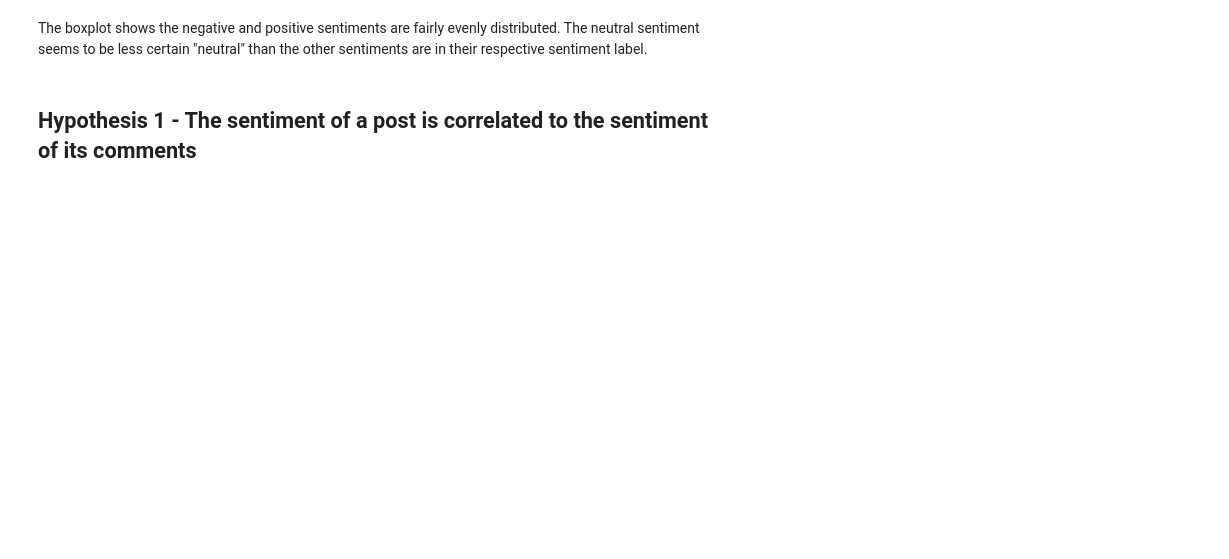
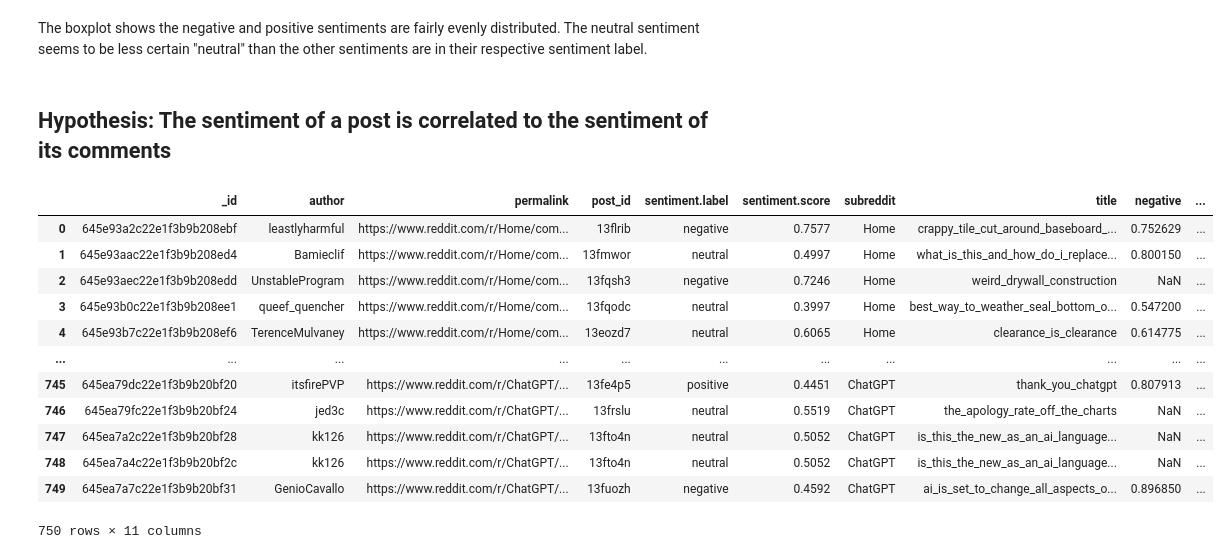
Before and after one commit to daviddedicfhwn/reddit-sentiment, a Jupyter notebook: notebooks/sentiment_analysis.ipynb, the cells around one changed output. Saved outputs shown, nothing was run; the diff lists cells and outputs as text; code cells hidden in the pictures; blank space fills up the shorter version.

Commit message:
:chart_with_upwards_trend: added further findings

```diff
--- a/notebooks/sentiment_analysis.ipynb
+++ b/notebooks/sentiment_analysis.ipynb
@@ -44,3 +46,6 @@ merged_df
+# %%
+posts_df = posts_df[posts_df["subreddit"] != "worldnewsvideo"]
+comments_df = comments_df[comments_df["subreddit"] != "worldnewsvideo"]
 # %% [markdown]
 ### Checking for null values
 # %%
@@ -247,7 +252,7 @@ fig.show()
 # %% [markdown]
 The boxplot shows the negative and positive sentiments are fairly evenly distributed. The neutral sentiment seems to be less certain "neutral" than the other sentiments are in their respective sentiment label.
 # %% [markdown]
-## Hypothesis 1 - The sentiment of a post is correlated to the sentiment of its comments
+## Hypothesis: The sentiment of a post is correlated to the sentiment of its comments
 # %%
 # For every post average the sentiment score of its comment but for every possible sentiment.label
 post_sentiment = comments_df.groupby(["post_id", "sentiment.label"]).agg({"sentiment.score": "mean"}).reset_index()
@@ -257,3 +262,19 @@ post_sentiment_pivot = post_sentiment.pivot(index="post_id", columns="sentiment.
 
 # Add the columns of the pivot table to the posts_df
 posts_df = pd.merge(posts_df, post_sentiment_pivot, on="post_id", how="left")
+# %%
+posts_df
+# %% [output]
+|  | _id | author | permalink | post_id | sentiment.label | sentiment.score | subreddit | title | negative | ... |
+| 0 | 645e93a2c22e1f3b9b208ebf | leastlyharmful | https://www.reddit.com/r/Home/com... | 13flrib | negative | 0.7577 | Home | crappy_tile_cut_around_baseboard_... | 0.752629 | ... |
+| 1 | 645e93aac22e1f3b9b208ed4 | Bamieclif | https://www.reddit.com/r/Home/com... | 13fmwor | neutral | 0.4997 | Home | what_is_this_and_how_do_i_replace... | 0.800150 | ... |
+| 2 | 645e93aec22e1f3b9b208edd | UnstableProgram | https://www.reddit.com/r/Home/com... | 13fqsh3 | negative | 0.7246 | Home | weird_drywall_construction | NaN | ... |
+| 3 | 645e93b0c22e1f3b9b208ee1 | queef_quencher | https://www.reddit.com/r/Home/com... | 13fqodc | neutral | 0.3997 | Home | best_way_to_weather_seal_bottom_o... | 0.547200 | ... |
+| 4 | 645e93b7c22e1f3b9b208ef6 | TerenceMulvaney | https://www.reddit.com/r/Home/com... | 13eozd7 | neutral | 0.6065 | Home | clearance_is_clearance | 0.614775 | ... |
+| ... | ... | ... | ... | ... | ... | ... | ... | ... | ... | ... |
+| 745 | 645ea79dc22e1f3b9b20bf20 | itsfirePVP | https://www.reddit.com/r/ChatGPT/... | 13fe4p5 | positive | 0.4451 | ChatGPT | thank_you_chatgpt | 0.807913 | ... |
+| 746 | 645ea79fc22e1f3b9b20bf24 | jed3c | https://www.reddit.com/r/ChatGPT/... | 13frslu | neutral | 0.5519 | ChatGPT | the_apology_rate_off_the_charts | NaN | ... |
+| 747 | 645ea7a2c22e1f3b9b20bf28 | kk126 | https://www.reddit.com/r/ChatGPT/... | 13fto4n | neutral | 0.5052 | ChatGPT | is_this_the_new_as_an_ai_language... | NaN | ... |
+| 748 | 645ea7a4c22e1f3b9b20bf2c | kk126 | https://www.reddit.com/r/ChatGPT/... | 13fto4n | neutral | 0.5052 | ChatGPT | is_this_the_new_as_an_ai_language... | NaN | ... |
+| 749 | 645ea7a7c22e1f3b9b20bf31 | GenioCavallo | https://www.reddit.com/r/ChatGPT/... | 13fuozh | negative | 0.4592 | ChatGPT | ai_is_set_to_change_all_aspects_o... | 0.896850 | ... |
+750 rows × 11 columns
```
Also changed, not shown: parts of 20 cells of this notebook.
